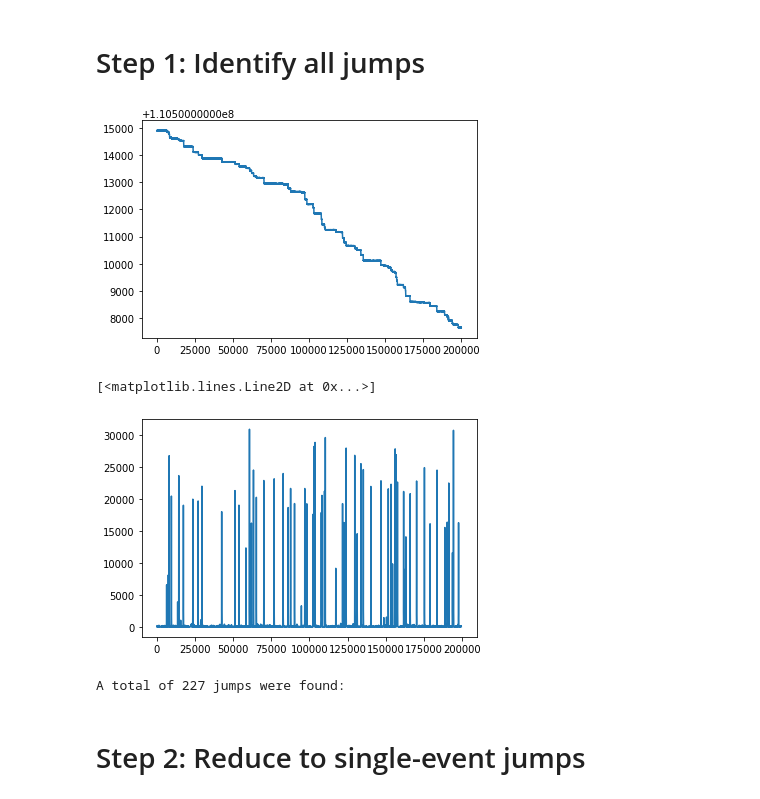
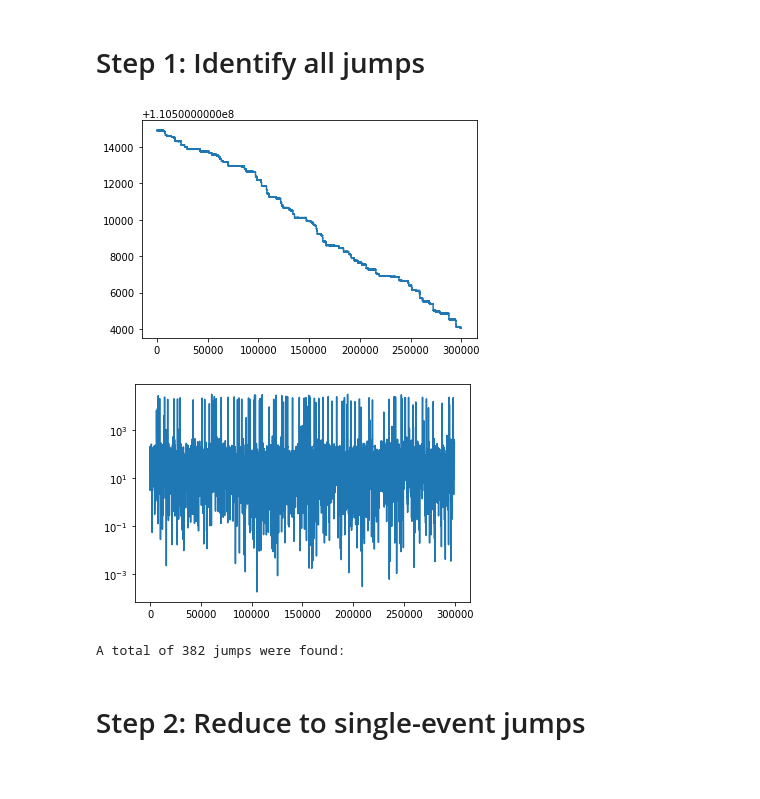
Before and after one commit to NEMS-AI/jump-detection, a Jupyter notebook: notebooks/Example_JumpDetection.ipynb, the cells around one changed output. Saved outputs shown, nothing was run; the diff lists cells and outputs as text; code cells hidden in the pictures.

```diff
--- a/notebooks/Example_JumpDetection.ipynb
+++ b/notebooks/Example_JumpDetection.ipynb
@@ -25,25 +22,24 @@ gap_size = 50
 # %%
 processor = TimeSeriesProcessor(window_size, gap_size)
 processor.load_data("13_4_decay_exp_data.csv")
-processor.data = processor.data[0:200000,1:]
+processor.data = processor.data[0:300000,1:]
 # %%
 plt.plot(processor.data[:,1])
 plt.show()
 # %% [output]
-[figure, old version]
+[figure, new version]
 # %%
 segments = processor.process_data()
 # %%
 plt.plot(processor.moving_fstats)
-# plt.yscale('log')
+plt.yscale('log')
 # plt.ylim((0,10))
 # %% [output]
-[<matplotlib.lines.Line2D at 0x...>]
-[figure, old version]
+[figure, new version]
 # %%
 print(r"A total of %s jumps were found: "%len(processor.segments))
 # %% [output]
-A total of 227 jumps were found:
+A total of 382 jumps were found:
 # %% [markdown]
 # Step 2: Reduce to single-event jumps
 # %% [markdown]
```
Also changed, not shown: parts of 21 cells of this notebook, 1 other file.
